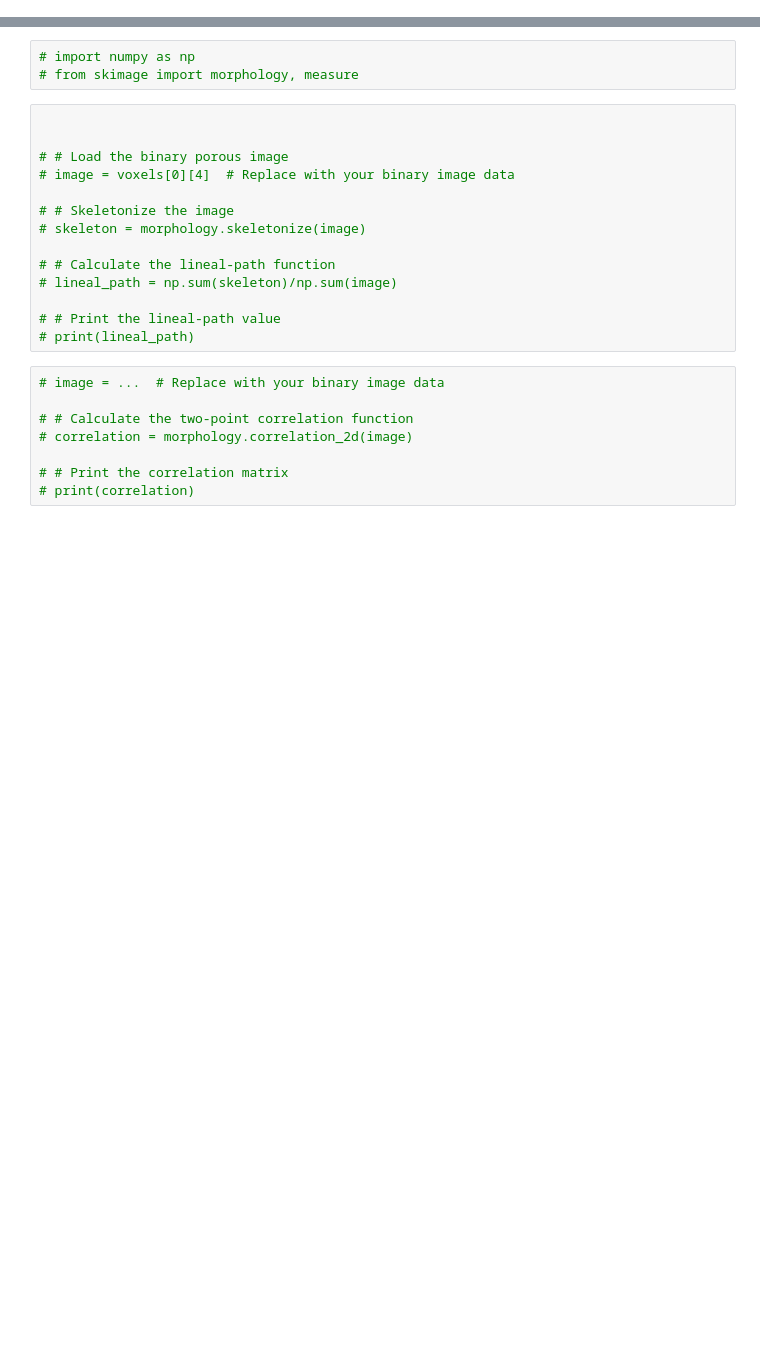
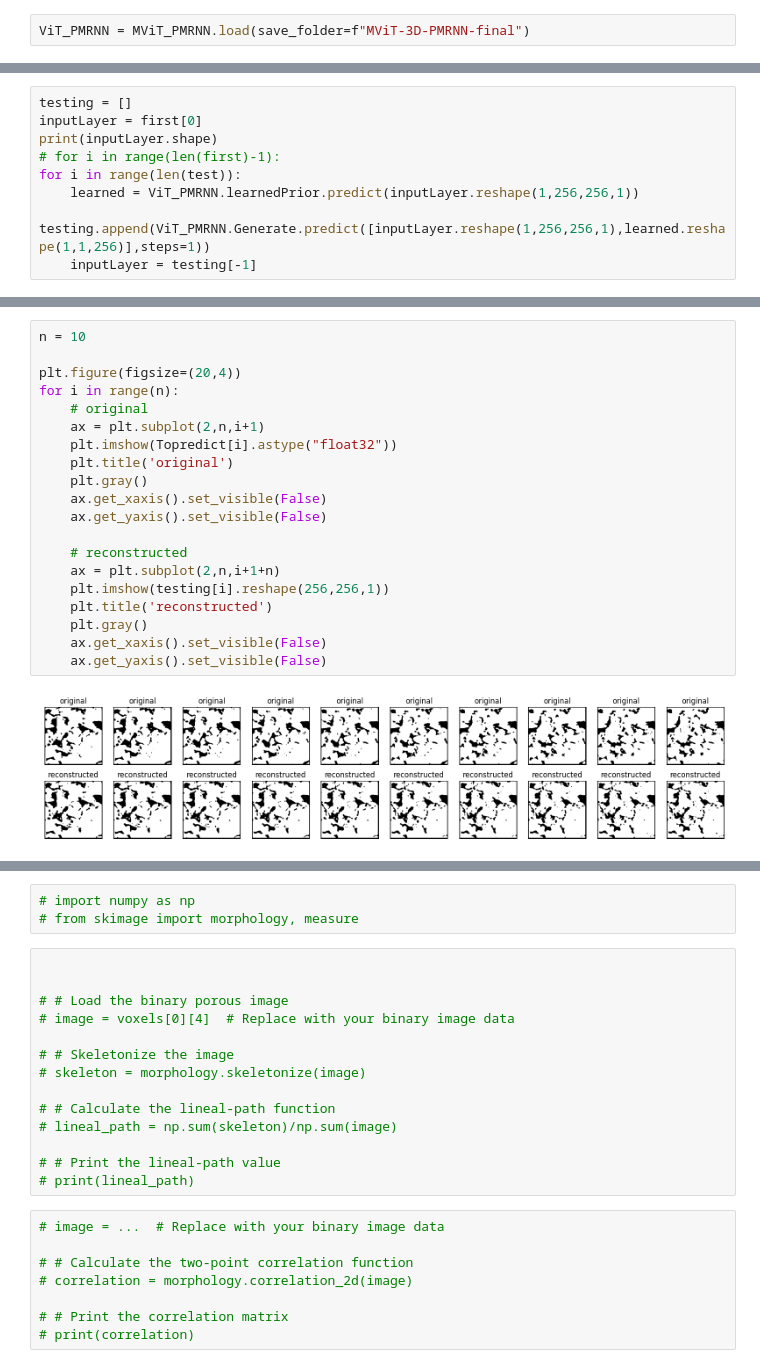
Before and after one commit to Muk4g3n/3D-Reconstruction, a Jupyter notebook: test.ipynb, the cells around one changed output, grey strips where cells are left out. Saved outputs shown, nothing was run; the diff lists cells and outputs as text; blank space fills up the shorter version.

```diff
--- a/test.ipynb
+++ b/test.ipynb
@@ -25,0 +96,2 @@ voxels.shape
+# %%
+ViT_PMRNN = MViT_PMRNN.load(save_folder=f"MViT-3D-PMRNN-final")
@@ -25,0 +225,9 @@ voxels.shape
+# %%
+testing = []
+inputLayer = first[0]
+print(inputLayer.shape)
+# for i in range(len(first)-1):
+for i in range(len(test)):
+    learned = ViT_PMRNN.learnedPrior.predict(inputLayer.reshape(1,256,256,1))
+    testing.append(ViT_PMRNN.Generate.predict([inputLayer.reshape(1,256,256,1),learned.reshape(1,1,256)],steps=1))
+    inputLayer = testing[-1]
@@ -25,0 +252,22 @@ voxels.shape
+# %%
+n = 10
+
+plt.figure(figsize=(20,4))
+for i in range(n):
+    # original
+    ax = plt.subplot(2,n,i+1)
+    plt.imshow(Topredict[i].astype("float32"))
+    plt.title('original')
+    plt.gray()
+    ax.get_xaxis().set_visible(False)
+    ax.get_yaxis().set_visible(False)
+
+    # reconstructed
+    ax = plt.subplot(2,n,i+1+n)
+    plt.imshow(testing[i].reshape(256,256,1))
+    plt.title('reconstructed')
+    plt.gray()
+    ax.get_xaxis().set_visible(False)
+    ax.get_yaxis().set_visible(False)
+# %% [output]
+[figure, added]
```
Also changed, not shown: parts of 26 cells of this notebook, 8 other files.
